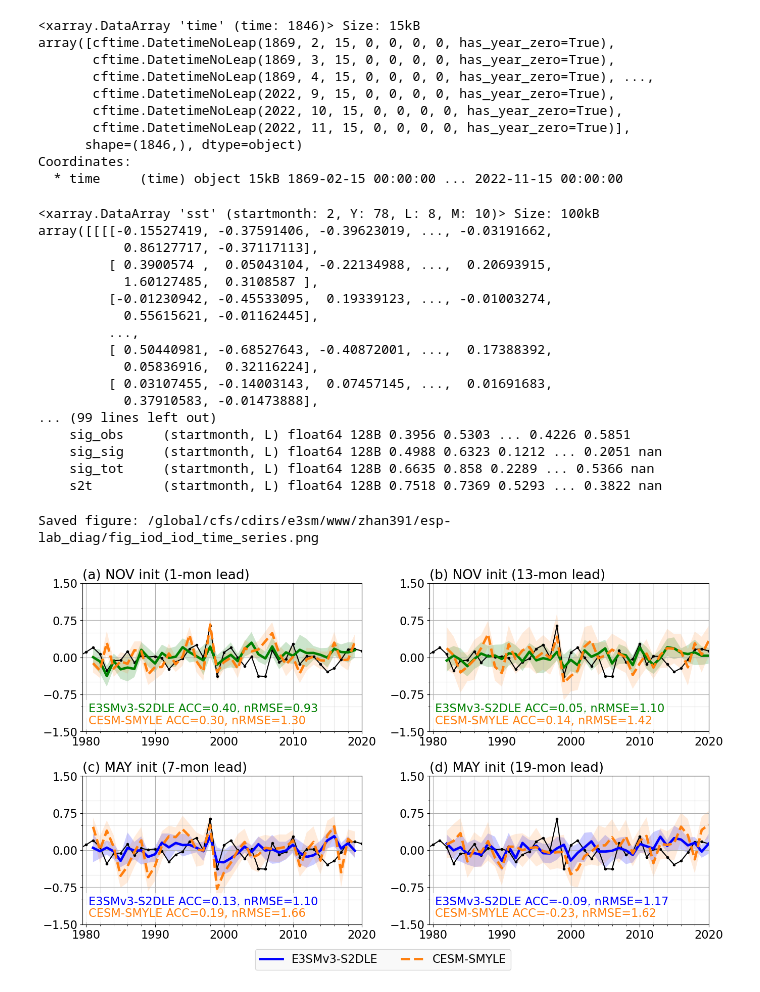
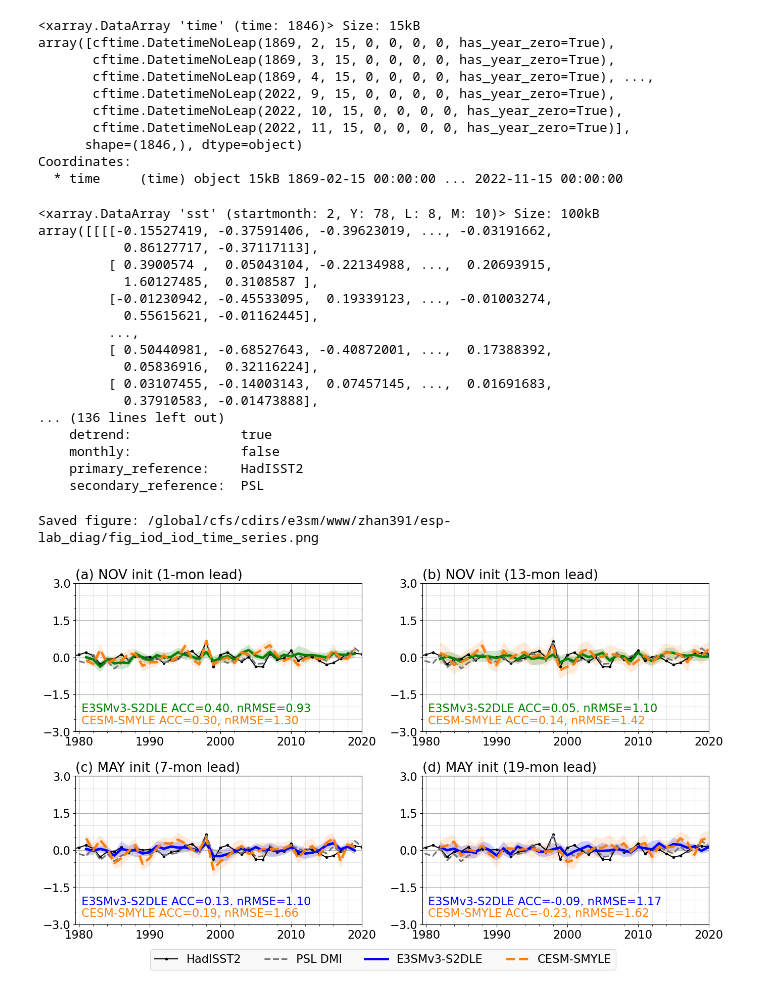
Before and after one commit to E3SM-Project/ESP-Lab, a Jupyter notebook: jupyter/4_refactor_sst_skill_ts.ipynb, the cells around one changed output. Cells and saved outputs as stored; diff of their text form; code cells hidden in the pictures.

```diff
--- a/jupyter/4_refactor_sst_skill_ts.ipynb
+++ b/jupyter/4_refactor_sst_skill_ts.ipynb
@@ -148,7 +149,7 @@ REGIONS_PLOT_SETTINGS = {
     "PACWRAMPOOL": {"acc_lim": [-0.2, 1.0], "rmse_lim": [0.2, 1.5], "ts_lim": [-2.0, 2.0], "ts_yticks": [-2, -1, 0, 1, 2]},
     "AtlNino":     {"acc_lim": [-0.2, 1.0], "rmse_lim": [0.2, 1.5], "ts_lim": [-2.0, 2.0], "ts_yticks": [-2, -1, 0, 1, 2]},
     "AtlMDR":      {"acc_lim": [-0.2, 1.0], "rmse_lim": [0.2, 1.5], "ts_lim": [-2.0, 2.0], "ts_yticks": [-2, -1, 0, 1, 2]},
-    "IOD":         {"acc_lim": [-0.3, 0.8], "rmse_lim": [0.5, 2.0], "ts_lim": [-1.5, 1.5], "ts_yticks": [-1.5, -0.75, 0, 0.75, 1.5]},
+    "IOD":         {"acc_lim": [-0.3, 0.9], "rmse_lim": [0.2, 2.0], "ts_lim": [-3.0, 3.0], "ts_yticks": [-3, -1.5, 0, 1.5, 3]},
     "TNI":         {"acc_lim": [-0.2, 1.0], "rmse_lim": [0.2, 1.8], "ts_lim": [-3.0, 3.0], "ts_yticks": [-3, -1.5, 0, 1.5, 3]},
     "ONI":         {"acc_lim": [-0.2, 1.0], "rmse_lim": [0.2, 1.5], "ts_lim": [-3.0, 3.0], "ts_yticks": [-3, -1.5, 0, 1.5, 3]},
     "RONI":        {"acc_lim": [-0.2, 1.0], "rmse_lim": [0.2, 1.5], "ts_lim": [-3.0, 3.0], "ts_yticks": [-3, -1.5, 0, 1.5, 3]},
@@ -412,6 +482,17 @@ seas_skill_list = [skill_seas[m] for m in cfg.init_months]
 e3smle_skill = xr.concat(skill_list, dim=startmonth)
 e3smle_seas_skill = xr.concat(seas_skill_list, dim=startmonth)
 
+e3smle_skill_ref = xr.concat(
+    [e3smle_skill_ref_mon[m] for m in cfg.init_months],
+    dim=startmonth,
+)
+e3smle_seas_skill_ref = xr.concat(
+    [e3smle_skill_ref_seas[m] for m in cfg.init_months],
+    dim=startmonth,
+)
+
 print(e3smle_skill)
 print(e3smle_seas_skill)
+print(e3smle_skill_ref)
+print(e3smle_seas_skill_ref)
 # %% [output]
@@ -941,6 +1061,8 @@ print(obs_seas.time)
 jan = obs_seas.time.dt.month == 1
 obs_djf = obs_seas.where(jan).dropna("time")
 obs_djf = obs_djf - obs_djf.sel(time=slice(str(climy0), str(climy1))).mean("time")
+
+psl_djf = psl_seas.where(psl_seas.time.dt.month == 1).dropna("time")
 # %% [output]
 <xarray.DataArray 'time' (time: 1846)> Size: 15kB
 array([cftime.DatetimeNoLeap(1869, 2, 15, 0, 0, 0, 0, has_year_zero=True),
@@ -974,9 +1096,15 @@ e3smle_seas_skill_plot = xr.concat(
     dim=startmonth
 )
 
+e3smle_seas_skill_ref_plot = xr.concat(
+    [results_skill[m]["skill_ref_seas"] for m in cfg.init_months],
+    dim=startmonth
+)
+
 print(e3smle_seas)
 print(e3smle_seas_time)
 print(e3smle_seas_skill_plot)
+print(e3smle_seas_skill_ref_plot)
 # %% [output]
 <xarray.DataArray 'sst' (startmonth: 2, Y: 78, L: 8, M: 10)> Size: 100kB
 array([[[[-0.15527419, -0.37591406, -0.39623019, ..., -0.03191662,
@@ -990,14 +1118,14 @@ array([[[[-0.15527419, -0.37591406, -0.39623019, ..., -0.03191662,
            0.05836916,  0.32116224],
          [ 0.03107455, -0.14003143,  0.07457145, ...,  0.01691683,
            0.37910583, -0.01473888],
-... (99 lines left out)
-    sig_obs     (startmonth, L) float64 128B 0.3956 0.5303 ... 0.4226 0.5851
-    sig_sig     (startmonth, L) float64 128B 0.4988 0.6323 0.1212 ... 0.2051 nan
-    sig_tot     (startmonth, L) float64 128B 0.6635 0.858 0.2289 ... 0.5366 nan
-    s2t         (startmonth, L) float64 128B 0.7518 0.7369 0.5293 ... 0.3822 nan
+... (136 lines left out)
+    detrend:              true
+    monthly:              false
+    primary_reference:    HadISST2
+    secondary_reference:  PSL
 # %%
 # -----------------------------
-# Plot DJF Niño3.4 time series
+# Plot DJF SST-index time series
 # -----------------------------
 # -----------------------------
 # Plot setup: change values here to tune the figure
@@ -1041,6 +1169,8 @@ hindcast_color = {11: "g", 5: "b"}
 e3sm_label = "E3SMv3-S2DLE"
 smyle_color = "tab:orange"
 obs_color = "k"
+psl_obs_color = "0.45"
+psl_obs_linestyle = "--"
 figlabs = [["(a)", "(c)"], ["(b)", "(d)"]]
 field = cfg.region_name
 figfmt = "png"
@@ -1112,8 +1242,19 @@ for i, sm in enumerate(startmonths_plot):
             obs_djf,
             color=obs_color,
             marker=".",
-            markersize=obs_marker_size
+            markersize=obs_marker_size,
+            label="HadISST2",
         )
+
+        if "psl_djf" in globals():
+            a.plot(
+                psl_djf.time.dt.year,
+                psl_djf,
+                color=psl_obs_color,
+                linestyle=psl_obs_linestyle,
+                linewidth=line_width * 0.65,
+                label="PSL DMI",
+            )
 
         a.grid(True, which="major")
         a.grid(True, which="minor", alpha=grid_minor_alpha)
@@ -1249,35 +1390,35 @@ for i, sm in enumerate(startmonths_plot):
 
         # if i == 0 and col_idx == 0:
         #     ax_panel.legend(loc="upper right", fontsize=legend_fontz)
 
 # Collect handles and labels for a single 1-line legend at the bottom
 handles, labels = ax_panel.get_legend_handles_labels()
 fig.legend(
     handles, labels,
     loc="lower center",
-    ncol=3,
+    ncol=4,
     bbox_to_anchor=(0.5, 0.01),
     frameon=True,
     facecolor="#f9f9f9",
     edgecolor="lightgray",
     framealpha=0.9
 )
 
 fig.tight_layout(rect=[0, 0.06, 1, 1])
 figpath = FIGURE_OUTDIR / figname
 mov.save_figure(
     fig, figpath,
     mode="",
     metric=f"{cfg.region_name.lower()}_sst_skill",
     title=f"{cfg.region_name} SST Skill: {field}",
     caption=f"Verification period: {period}",
     dpi=dpi,
 )
 print("Saved figure:", figpath)
 plt.show()
 # %% [output]
 Saved figure: /global/cfs/cdirs/e3sm/www/zhan391/esp-lab_diag/fig_iod_iod_time_series.png
-[figure, old version]
+[figure, new version]
 # %%
 # -----------------------------
 # Clean up Dask resources
```
Also changed, not shown: parts of 13 cells of this notebook, 5 other files.
